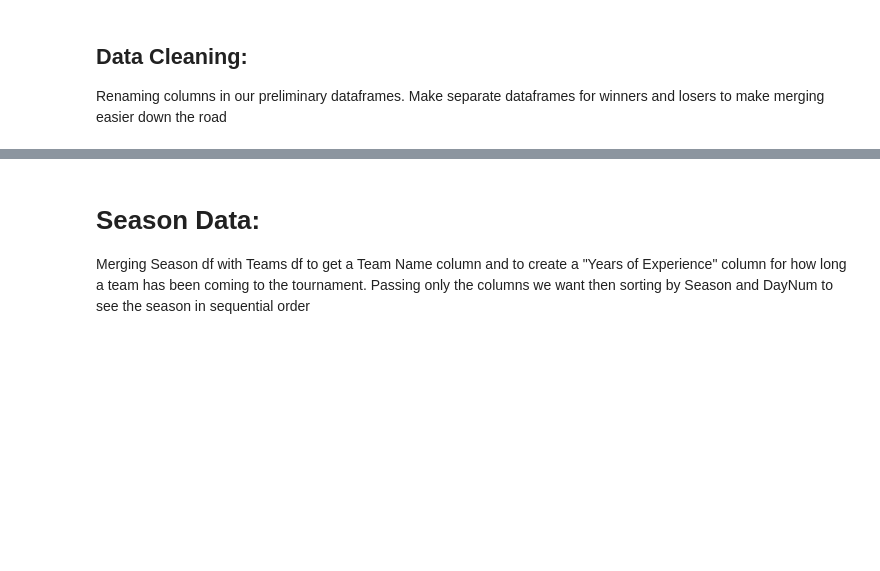
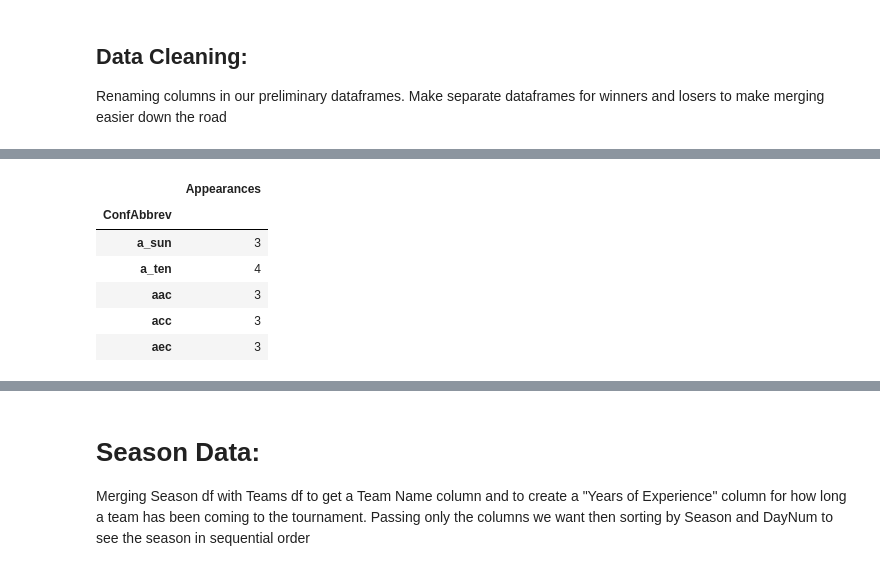
Before and after one commit to daniel-valdes/NCAA_ML_Proj, a Jupyter notebook: explore.ipynb, the cells around one changed output, grey strips where cells are left out. Saved outputs shown, nothing was run; the diff lists cells and outputs as text; code cells hidden in the pictures; blank space fills up the shorter version.

```diff
--- a/explore.ipynb
+++ b/explore.ipynb
@@ -82,0 +100,12 @@ for x in w_seeds:
+# %%
+conf_win_count = pd.DataFrame(conf_winners.groupby(['ConfAbbrev'])['Appearances'].max())
+conf_win_count.reset_index();
+conf_win_count.head()
+# %% [output]
+|  | Appearances |
+| ConfAbbrev |  |
+| a_sun | 3 |
+| a_ten | 4 |
+| aac | 3 |
+| acc | 3 |
+| aec | 3 |
```
Also changed, not shown: parts of 36 cells of this notebook, 1 other file.
